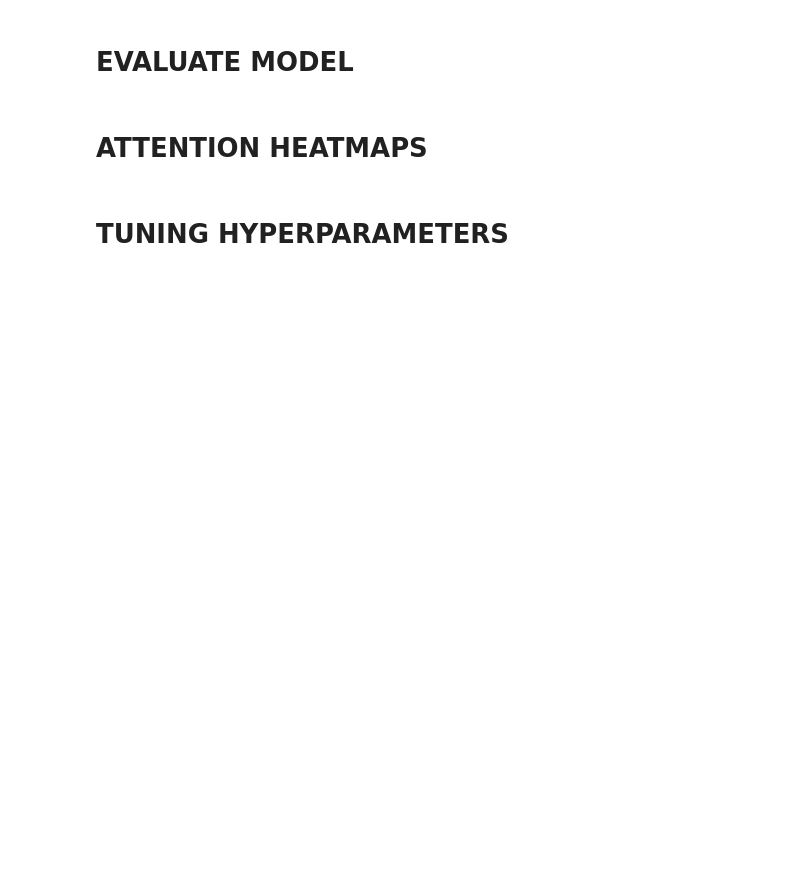
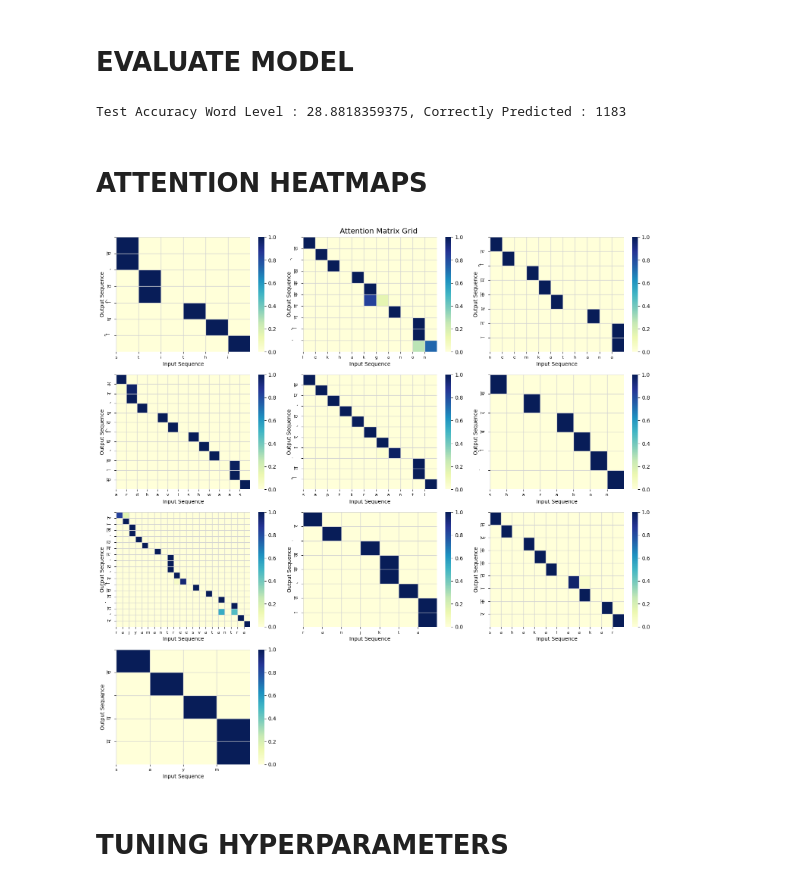
Before and after one commit to raghav-7288/Transliteration-System, a Jupyter notebook: Q5.ipynb, the cells around one changed output. Cells and saved outputs as stored; diff of their text form; code cells hidden in the pictures; blank space fills up the shorter version.

```diff
--- a/Q5.ipynb
+++ b/Q5.ipynb
@@ -539,12 +926,12 @@ params = {
     'hidden_size': 512,
     'num_layers_enc': 2,
     'num_layers_dec': 2,
-    'cell_type': 'GRU',
+    'cell_type': 'LSTM',
     'dropout': 0.3,
     'optimizer' : 'adagrad',
     'learning_rate': 0.01,
     'batch_size': 32,
-    'num_epochs': 10,
+    'num_epochs': 1,
     'teacher_fr' : 0.7,
     'length_penalty' : 0.6,
     'beam_width': 4,
@@ -554,14 +941,17 @@ params = {
 # %% [markdown]
 # TRAINING MODEL
 # %%
+# pre precessing data and getting tensor representations
 preprocessed_data = loadData(params)
 tensors = create_tensor(preprocessed_data)
 
+# defining Encoder, Decoder and Model
 encoder = Encoder_Attention(params, preprocessed_data).to(device)
 decoder = Decoder_Attention(params, preprocessed_data).to(device)
 model = Seq2Seq_Attention(encoder, decoder, params, preprocessed_data).to(device)
 # print(model)
 
+# defining Loss function and Optimizer
 criterion = nn.CrossEntropyLoss(ignore_index = 0)
 optimizer = get_optim(model,params)
 # print(optimizer)
@@ -570,10 +960,11 @@ optimizer = get_optim(model,params)
 # total_parameters = get_total_parameters(model)
 # print(f'Total Trainable Parameters: {total_parameters}')
 
+# logging to wandb
 if params['w_log']:
     wandb.init(project = 'DL-Assignment-3')
     wandb.run.name = (
-        'Q5_c:' + params['cell_type'] +
+        'check_c:' + params['cell_type'] +
         '_e:' + str(params['num_epochs']) +
         '_es:' + str(params['embedding_size']) +
         '_hs:' + str(params['hidden_size']) +
@@ -587,7 +978,8 @@ if params['w_log']:
         '_b:' + str(params['bi_dir']) +
         '_bw:' + str(params['beam_width'])
     )
-# trained_model, _, _ = train(model, criterion, optimizer, preprocessed_data, tensors, params)
+# training the model
+trained_model, _, _ = train(model, criterion, optimizer, preprocessed_data, tensors, params)
 if params['w_log']:
     wandb.finish()
 # %% [markdown]
@@ -611,6 +1022,12 @@ if params['w_log']:
 # %% [markdown]
 # EVALUATE MODEL
 # %%
+# Evaluating model for word level accuracy
+
+words_test, translations_test, predictions_test, results_test, accuracy_test_word_level, correct_pred_test = evaluate_model(trained_model, 'test', preprocessed_data, params, params['beam_width'], params['length_penalty'])
+print(f'Test Accuracy Word Level : {accuracy_test_word_level}, Correctly Predicted : {correct_pred_test}')
+store_results('test', words_test, translations_test, predictions_test, results_test)
+
 # words_train, translations_train, predictions_train, results_train, accuracy_train_word_level, correct_pred_train = evaluate_model(trained_model, 'train', preprocessed_data, params, params['beam_width'], params['length_penalty'])
 # print(f'Train Accuracy Word Level : {accuracy_train_word_level}, Correctly Predicted : {correct_pred_train}')
 # store_results('train', words_train, translations_train, predictions_train, results_train)
@@ -618,10 +1035,8 @@ if params['w_log']:
 # words_val, translations_val, predictions_val, results_val, accuracy_val_word_level, correct_pred_val = evaluate_model(trained_model, 'val', preprocessed_data, params, params['beam_width'], params['length_penalty'])
 # print(f'Validation Accuracy Word Level : {accuracy_val_word_level}, Correctly Predicted : {correct_pred_val}')
 # store_results('val', words_val, translations_val, predictions_val, results_val)
-
-# words_test, translations_test, predictions_test, results_test, accuracy_test_word_level, correct_pred_test = evaluate_model(trained_model, 'test', preprocessed_data, params, params['beam_width'], params['length_penalty'])
-# print(f'Test Accuracy Word Level : {accuracy_test_word_level}, Correctly Predicted : {correct_pred_test}')
-# store_results('test', words_test, translations_test, predictions_test, results_test)
+# %% [output]
+Test Accuracy Word Level : 28.8818359375, Correctly Predicted : 1183
 # %% [markdown]
 # ATTENTION HEATMAPS
 # %%
@@ -660,3 +1092,33 @@ if params['w_log']:
+# %%
+# Sample 10 random word-translation pairs from the test set for visualization
+random_pairs = random.sample(list(zip(preprocessed_data['test_words'], preprocessed_data['test_translations'])), 10)
+
+# Initialize empty lists to store inputs, outputs, and attention weights
+inputs, outputs, attentions = [], [], []
+
+# Iterate through each sampled word-translation pair
+for i, (word_and_eos, translation_and_eos) in enumerate(random_pairs):
+  # Extract the word sequence (excluding the end-of-sequence token)
+  word = word_and_eos[:-1]
+
+  # Extract the translated sequence (excluding the end-of-sequence token)
+  translation = translation_and_eos[:-1]
+
+  # Predict the translation and attention weights using the trained model
+  output, attention = predict(trained_model, word, preprocessed_data, params)
+
+  # Truncate the attention matrix to match the actual input word length
+  attention = attention[1:, :, :(len(word))]
+
+  # Append the input word sequence, predicted translation (with space prefix), and attention weights to their respective lists
+  inputs.append(word)
+  outputs.append(' ' + output)  # Add space before predicted translation for better readability
+  attentions.append(attention)
+
+# Plot the attention grid for the sampled word-translation pairs
+plot_attention_grid(inputs, outputs, attentions, w_log = 0)
+# %% [output]
+[figure, added]
 # %% [markdown]
 # TUNING HYPERPARAMETERS
 # %%
```
Also changed, not shown: parts of 26 cells of this notebook, 1 other file.
